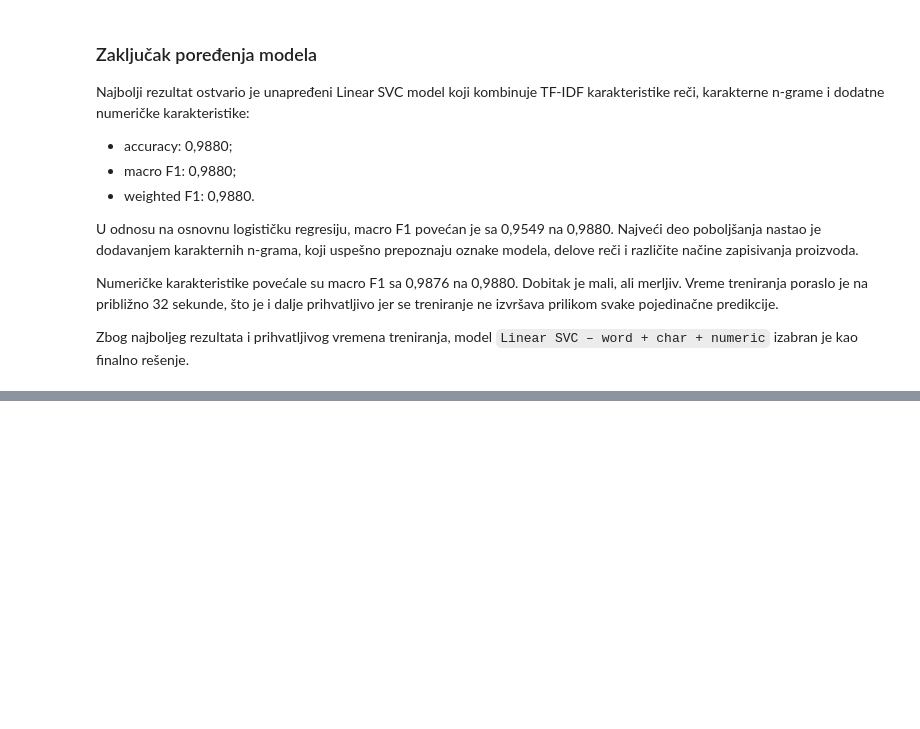
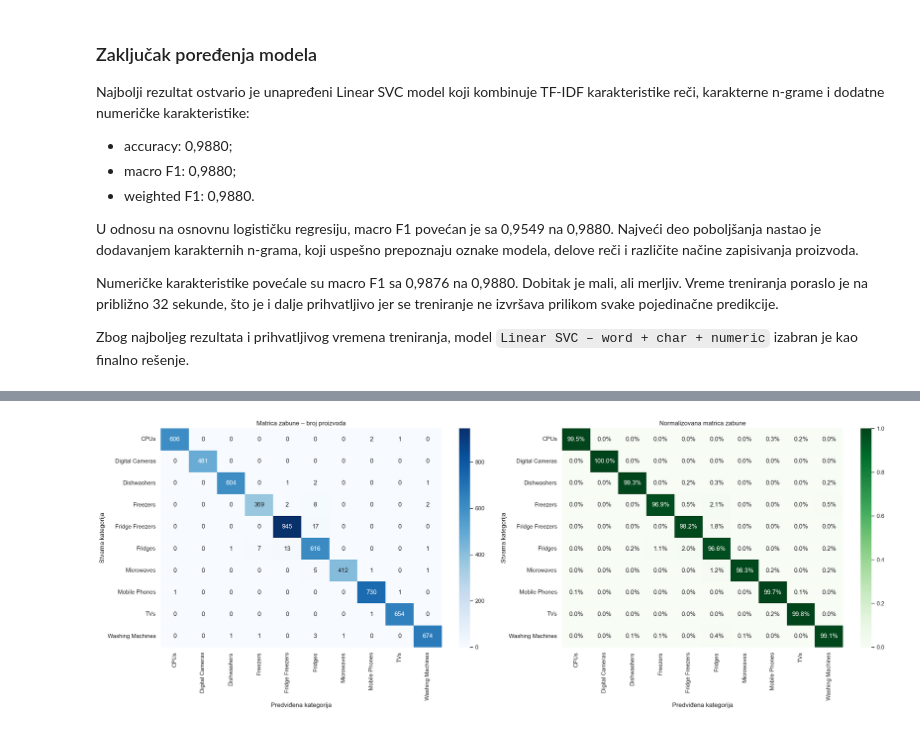
Before and after one commit to stefanstojanovic994/product-category-classifier, a Jupyter notebook: notebooks/product_category_classification.ipynb, the cells around one changed output, grey strips where cells are left out. Cells and saved outputs as stored; diff of their text form; code cells hidden in the pictures; blank space fills up the shorter version.

```diff
--- a/notebooks/product_category_classification.ipynb
+++ b/notebooks/product_category_classification.ipynb
@@ -1356,0 +1365,57 @@ Zbog najboljeg rezultata i prihvatljivog vremena treniranja, model `Linear SVC
+# %%
+from sklearn.metrics import confusion_matrix
+
+# Kategorije u doslednom redosledu
+class_labels = sorted(y_test.unique())
+
+# Matrica sa brojem proizvoda
+confusion_counts = confusion_matrix(
+    y_test,
+    enhanced_svc_predictions,
+    labels=class_labels
+)
+
+# Normalizovana matrica po stvarnoj kategoriji
+confusion_normalized = confusion_matrix(
+    y_test,
+    enhanced_svc_predictions,
+    labels=class_labels,
+    normalize="true"
+)
+
+fig, axes = plt.subplots(1, 2, figsize=(22, 8))
+
+# Apsolutne vrednosti
+sns.heatmap(
+    confusion_counts,
+    annot=True,
+    fmt="d",
+    cmap="Blues",
+    xticklabels=class_labels,
+    yticklabels=class_labels,
+    ax=axes[0]
+)
+
+axes[0].set_title("Matrica zabune – broj proizvoda")
+axes[0].set_xlabel("Predviđena kategorija")
+axes[0].set_ylabel("Stvarna kategorija")
+
+# Procentualne vrednosti
+sns.heatmap(
+    confusion_normalized,
+    annot=True,
+    fmt=".1%",
+    cmap="Greens",
+    xticklabels=class_labels,
+    yticklabels=class_labels,
+    ax=axes[1]
+)
+
+axes[1].set_title("Normalizovana matrica zabune")
+axes[1].set_xlabel("Predviđena kategorija")
+axes[1].set_ylabel("Stvarna kategorija")
+
+plt.tight_layout()
+plt.show()
+# %% [output]
+[figure, added]
```
Also changed, not shown: parts of 13 cells of this notebook.
